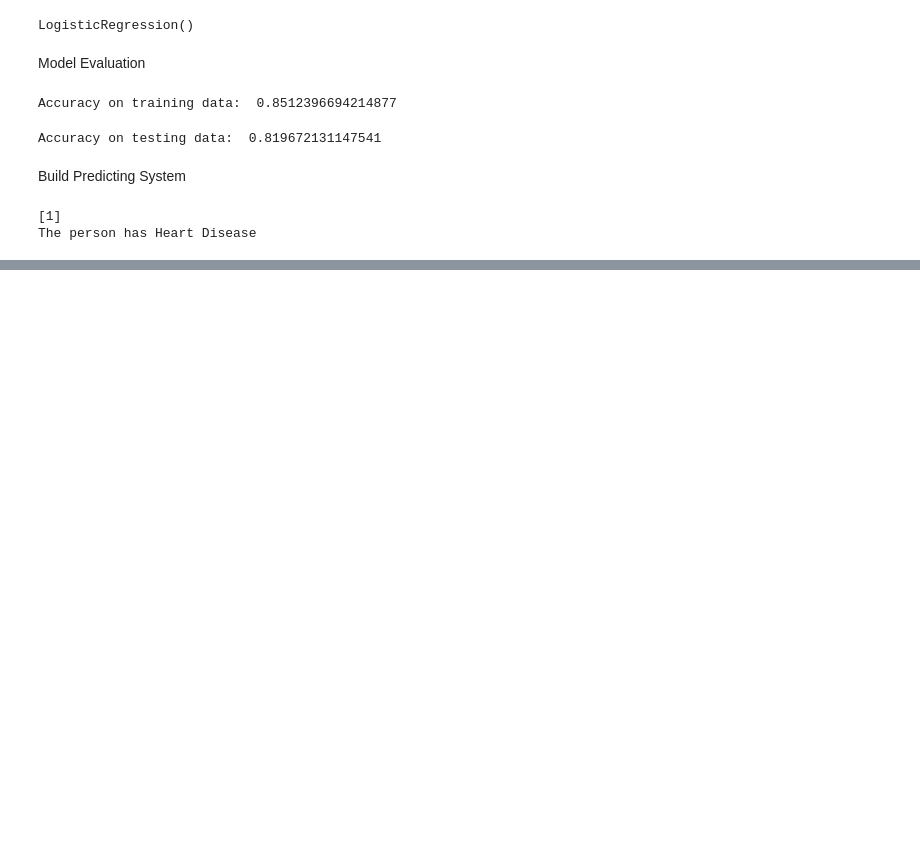
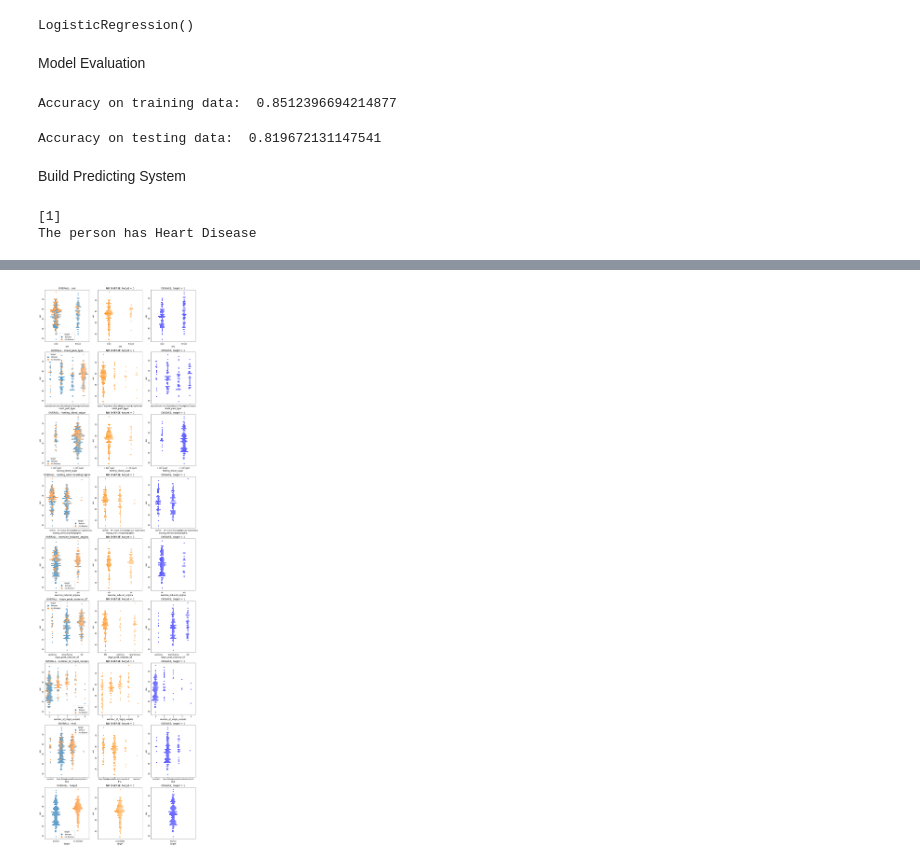
Before and after one commit to SabiViji/ml-learn, a Jupyter notebook: Heart_disease_prediction.ipynb, the cells around one changed output, grey strips where cells are left out. Saved outputs shown, nothing was run; the diff lists cells and outputs as text; code cells hidden in the pictures; blank space fills up the shorter version.

```diff
--- a/Heart_disease_prediction.ipynb
+++ b/Heart_disease_prediction.ipynb
@@ -153,0 +209,4 @@ The person has Heart Disease
+# %%
+# drop duplicates
+df.drop_duplicates(inplace = True)
+print("\nDuplicate Count: {}".format(df.duplicated().sum()))
@@ -153,0 +317,14 @@ The person has Heart Disease
+# %%
+#  Separate out Categorical and Numeric data
+colCAT = []
+colNUM = []
+for i in df.columns:
+    if (len(df[i].unique())) > 5:
+        colNUM.append(i)
+    else:
+        colCAT.append(i)
+    print('unique values:  {}\t{}'.format(len(df[i].unique()),i))
+
+dataCAT = df[colCAT]     #  Categorical columns
+colNUM.append('target')  #  add target column to Numeric
+dataNUM = df[colNUM]     #  Numeric columns
@@ -153,0 +359,35 @@ The person has Heart Disease
+# %%
+#catergorical data plotted using Seaborn's swarmplot
+diseaseCAT    = df[(df['target'] == 'disease')]
+no_diseaseCAT = df[(df['target'] == 'no disease')]
+
+#  fig.add_subplot([# of rows] by [# of columns] by [plot#])
+subNumOfRow = len(dataCAT.columns)
+subNumOfCol = 3     # three columns: overall, no disease, disease
+subPlotNum  = 1     # initialize plot number
+
+fig = plt.figure(figsize=(16,60))
+
+for i in colCAT:
+    # overall
+    fig.add_subplot(subNumOfRow, subNumOfCol, subPlotNum)
+    plt.title('OVERALL - {}'.format(i), fontsize=14)
+    plt.xlabel(i, fontsize=12)
+    sns.swarmplot(data=df, x=df[i],y=df.age,hue=df.target)
+    subPlotNum = subPlotNum + 1
+    # no_diseaseCAT
+    fig.add_subplot(subNumOfRow, subNumOfCol, subPlotNum)
+    plt.title('NO DISEASE, target = 0', fontsize=14)
+    plt.xlabel(i, fontsize=12)
+    sns.swarmplot(data=no_diseaseCAT, x=no_diseaseCAT[i],y=no_diseaseCAT.age,color='darkorange')
+    subPlotNum = subPlotNum + 1
+    # diseaseCAT
+    fig.add_subplot(subNumOfRow, subNumOfCol, subPlotNum)
+    plt.title('DISEASE, target = 1', fontsize=14)
+    plt.xlabel(i, fontsize=12)
+    #sns.countplot(diseaseCAT[i], hue=df.sex)#,color='darkred')
+    sns.swarmplot(data=diseaseCAT, x=diseaseCAT[i],y=diseaseCAT.age,color='blue')
+    subPlotNum = subPlotNum + 1
+plt.show()
+# %% [output]
+[figure, added]
```
Also changed, not shown: parts of 68 cells of this notebook.
